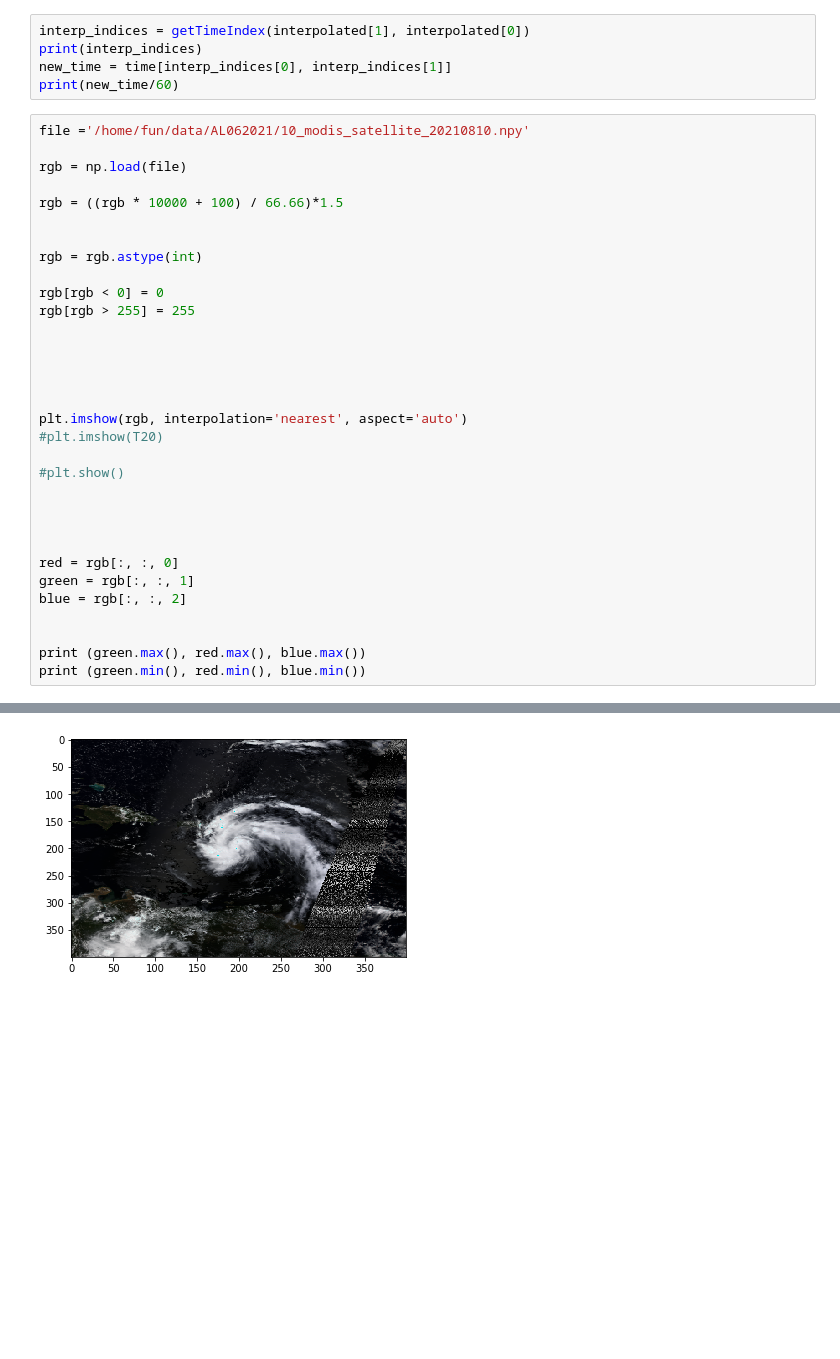
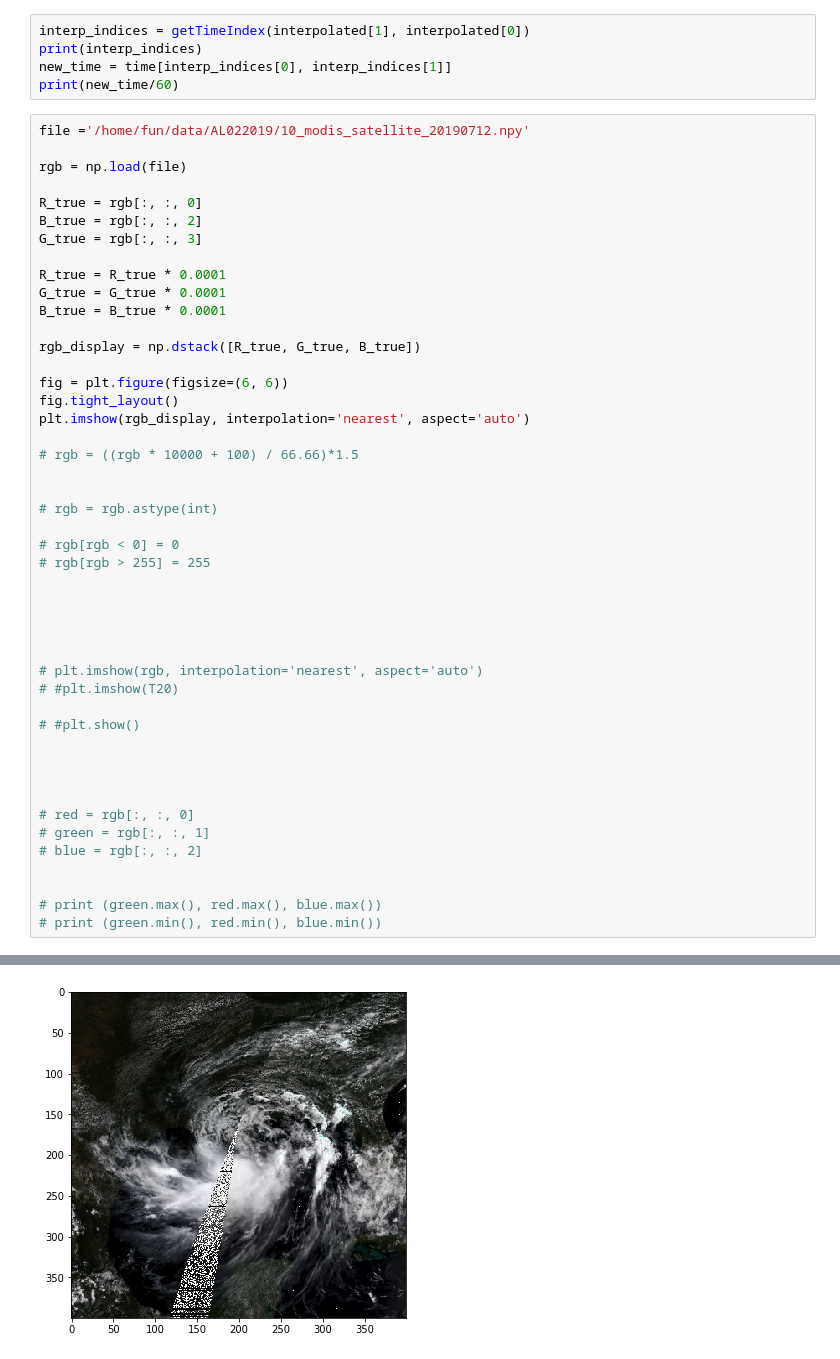
Before and after one commit to jliu2006/hurricane_intensity, a Jupyter notebook: download_modis_satelite.ipynb, the cells around one changed output, grey strips where cells are left out. Saved outputs shown, nothing was run; the diff lists cells and outputs as text; blank space fills up the shorter version.

```diff
--- a/download_modis_satelite.ipynb
+++ b/download_modis_satelite.ipynb
@@ -632,35 +632,49 @@ print(interp_indices)
 new_time = time[interp_indices[0], interp_indices[1]]
 print(new_time/60)
 # %%
-file ='/home/fun/data/AL062021/10_modis_satellite_20210810.npy'
+file ='/home/fun/data/AL022019/10_modis_satellite_20190712.npy'
 
 rgb = np.load(file)
 
-rgb = ((rgb * 10000 + 100) / 66.66)*1.5
+R_true = rgb[:, :, 0]
+B_true = rgb[:, :, 2]
+G_true = rgb[:, :, 3]
+
+R_true = R_true * 0.0001
+G_true = G_true * 0.0001
+B_true = B_true * 0.0001
+
+rgb_display = np.dstack([R_true, G_true, B_true])
+
+fig = plt.figure(figsize=(6, 6))
+fig.tight_layout()
+plt.imshow(rgb_display, interpolation='nearest', aspect='auto')
+
+# rgb = ((rgb * 10000 + 100) / 66.66)*1.5
 
 
-rgb = rgb.astype(int)
+# rgb = rgb.astype(int)
 
-rgb[rgb < 0] = 0
-rgb[rgb > 255] = 255
+# rgb[rgb < 0] = 0
+# rgb[rgb > 255] = 255
 
 
 
 
 
-plt.imshow(rgb, interpolation='nearest', aspect='auto')
-#plt.imshow(T20)
+# plt.imshow(rgb, interpolation='nearest', aspect='auto')
+# #plt.imshow(T20)
 
-#plt.show()
+# #plt.show()
 
 
 
 
-red = rgb[:, :, 0]
-green = rgb[:, :, 1]
-blue = rgb[:, :, 2]
+# red = rgb[:, :, 0]
+# green = rgb[:, :, 1]
+# blue = rgb[:, :, 2]
 
 
-print (green.max(), red.max(), blue.max())
-print (green.min(), red.min(), blue.min())
+# print (green.max(), red.max(), blue.max())
+# print (green.min(), red.min(), blue.min())
 # %% [output]
@@ -669 +683 @@ print (green.min(), red.min(), blue.min())
-[figure, old version]
+[figure, new version]
```
Also changed, not shown: parts of 1 cell of this notebook, 7 other files.
